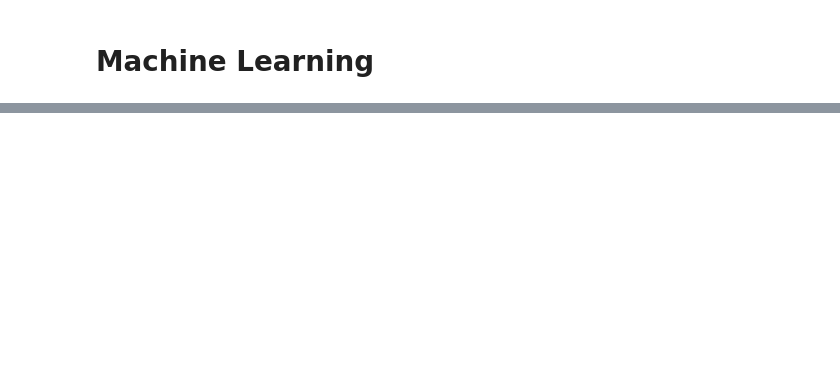
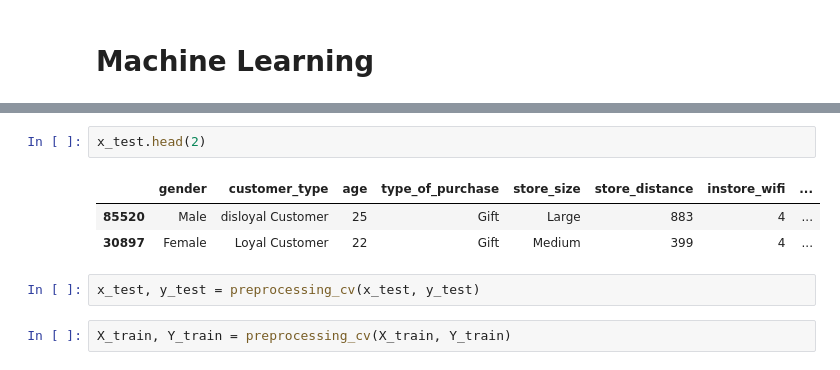
Before and after one commit to TalithaStella/HackDay_5, a Jupyter notebook: hackday_5.ipynb, the cells around one changed output, grey strips where cells are left out. Saved outputs shown, nothing was run; the diff lists cells and outputs as text; blank space fills up the shorter version.

```diff
--- a/hackday_5.ipynb
+++ b/hackday_5.ipynb
@@ -1250,0 +1162,10 @@ dfi.export(final_model_result, 'final_model_tunned.png')
+# %%
+x_test.head(2)
+# %% [output]
+|  | gender | customer_type | age | type_of_purchase | store_size | store_distance | instore_wifi | ... |
+| 85520 | Male | disloyal Customer | 25 | Gift | Large | 883 | 4 | ... |
+| 30897 | Female | Loyal Customer | 22 | Gift | Medium | 399 | 4 | ... |
+# %%
+x_test, y_test = preprocessing_cv(x_test, y_test)
+# %%
+X_train, Y_train = preprocessing_cv(X_train, Y_train)
```
Also changed, not shown: parts of 76 cells of this notebook, 2 other files.
